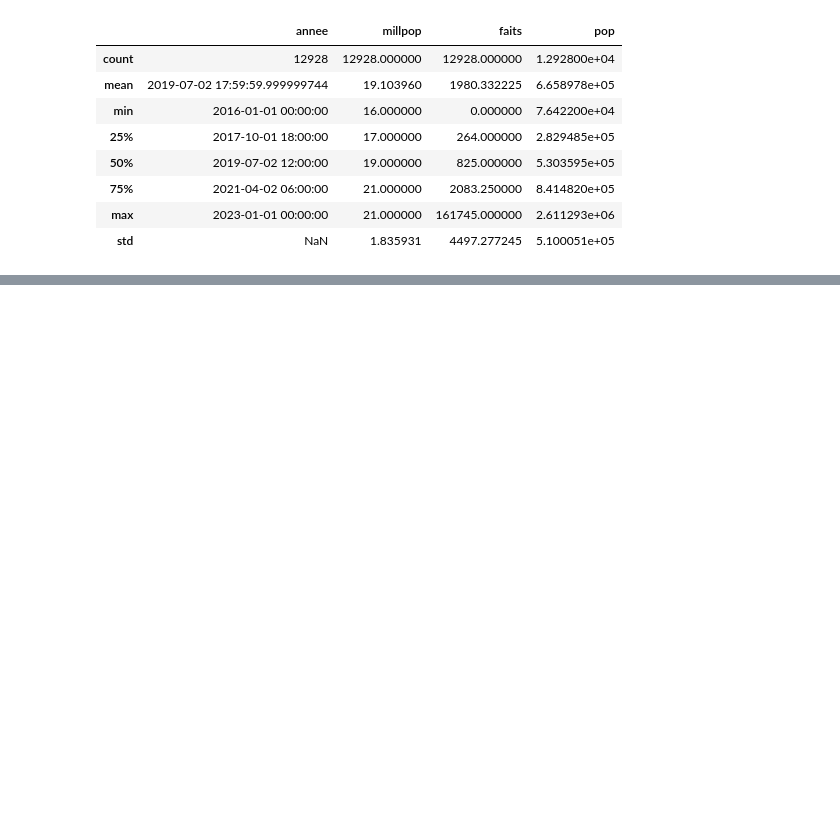
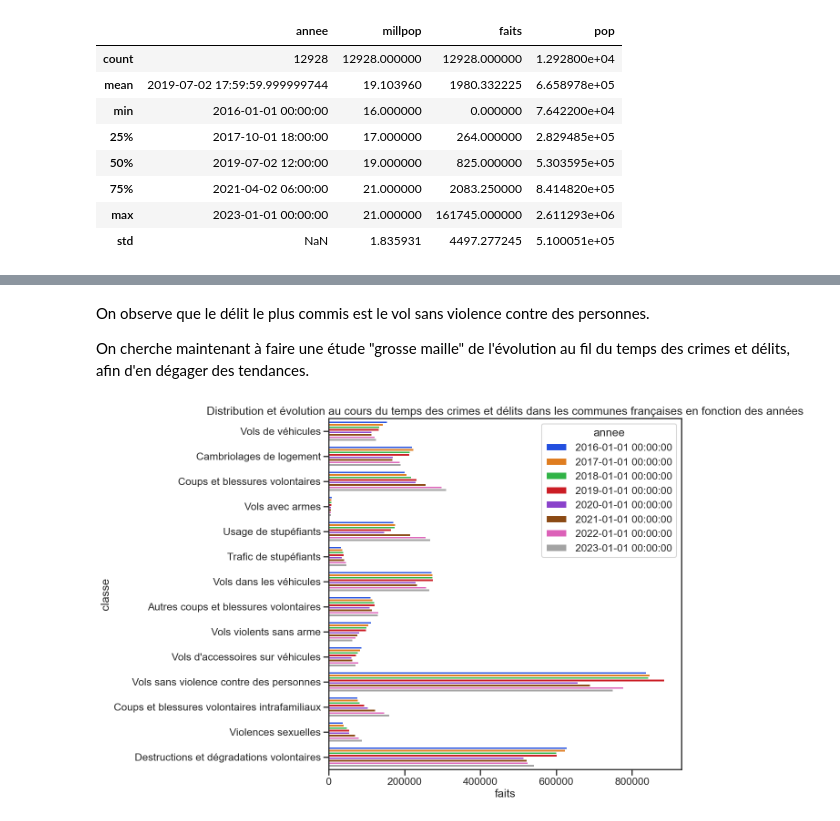
Before and after one commit to G-RELIQUET/Etude_Statistique_Delinquance, a Jupyter notebook: Etude.ipynb, the cells around one changed output, grey strips where cells are left out. Drawn from its saved outputs; the diff is of its cells as text; code cells hidden in the pictures; blank space fills up the shorter version.

```diff
--- a/Etude.ipynb
+++ b/Etude.ipynb
@@ -478,0 +407,15 @@ SAINT IMOGES
+# %% [markdown]
+On observe que le délit le plus commis est le vol sans violence contre des personnes.
+
+On cherche maintenant à faire une étude "grosse maille" de l'évolution au fil du temps des crimes et délits, afin d'en dégager des tendances.
+# %%
+#Maintenant on va chercher a afficher sur le même graphique TOUTES les années, grâce à l'argument 'hue'
+communeTest=commune.groupby(['classe','annee'])['faits'].sum().sort_values(ascending=False).reset_index().sort_values(by='annee')
+#A noter que .reset_index().sort_values(by='annee') me permet de repasser sous forme d'un DataFrame. Ainsi, je peux librement utiliser l'argument 'hue' pour discrétiser en fonction des années.
+
+fig, ax = plt.subplots(figsize = (10,10))
+sns.barplot(y=communeTest.classe, x=communeTest.faits, ax=ax, hue=communeTest.annee)
+plt.title('Distribution et évolution au cours du temps des crimes et délits dans les communes françaises en fonction des années')
+plt.show()
+# %% [output]
+[figure, added]
```
Also changed, not shown: parts of 22 cells of this notebook.
